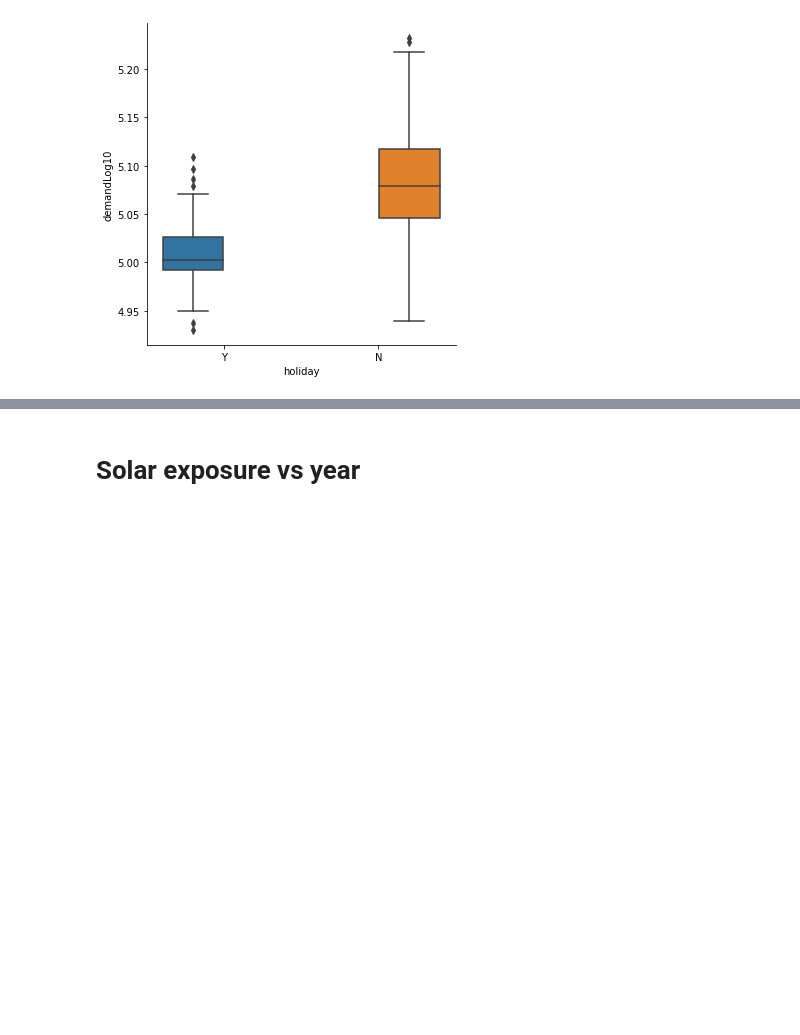
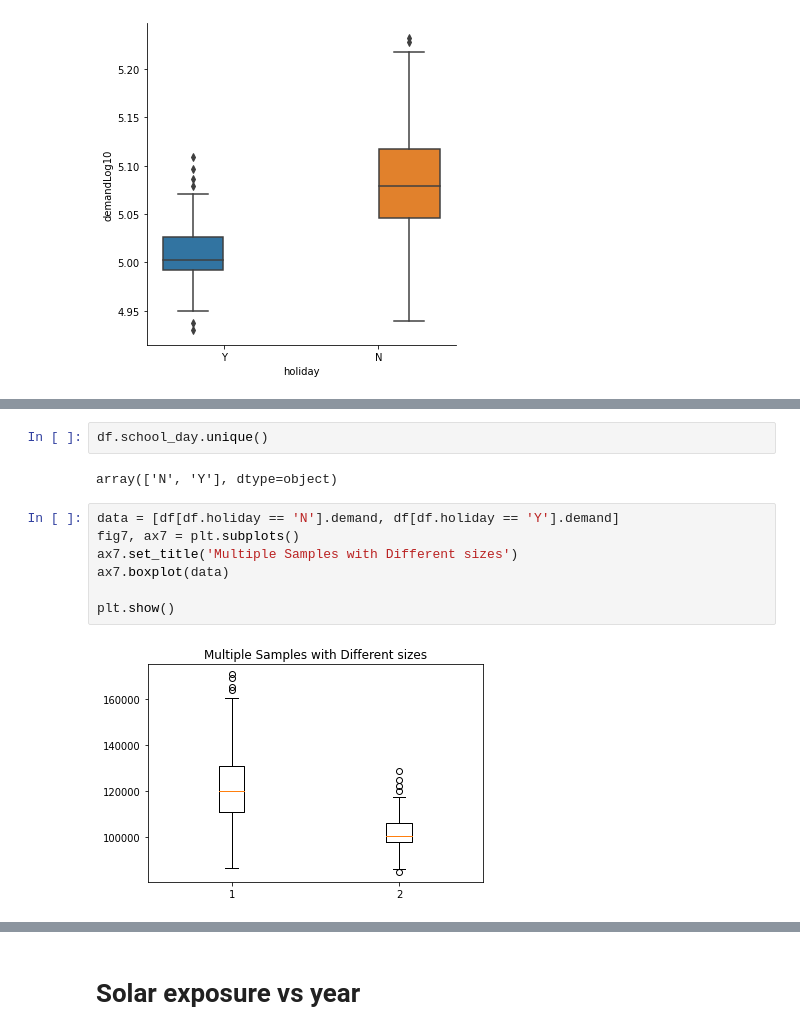
Before and after one commit to shlondon/ElectricityMarket-DataCamp, a Jupyter notebook: BrainStorm.ipynb, the cells around one changed output, grey strips where cells are left out. Drawn from its saved outputs; the diff is of its cells as text; blank space fills up the shorter version.

```diff
--- a/BrainStorm.ipynb
+++ b/BrainStorm.ipynb
@@ -631,0 +644,13 @@ sns.catplot(x='holiday', y='demandLog10', hue='holiday', data=df, kind='box')
+# %%
+df.school_day.unique()
+# %% [output]
+array(['N', 'Y'], dtype=object)
+# %%
+data = [df[df.holiday == 'N'].demand, df[df.holiday == 'Y'].demand]
+fig7, ax7 = plt.subplots()
+ax7.set_title('Multiple Samples with Different sizes')
+ax7.boxplot(data)
+
+plt.show()
+# %% [output]
+[figure, added]
```
Also changed, not shown: parts of 6 cells of this notebook, 1 other file.
